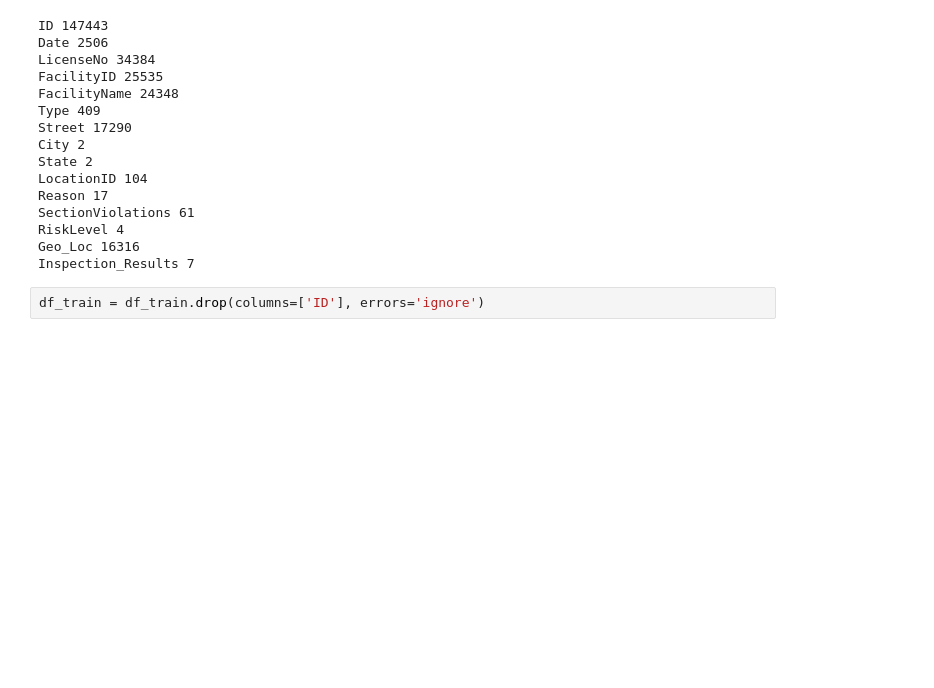
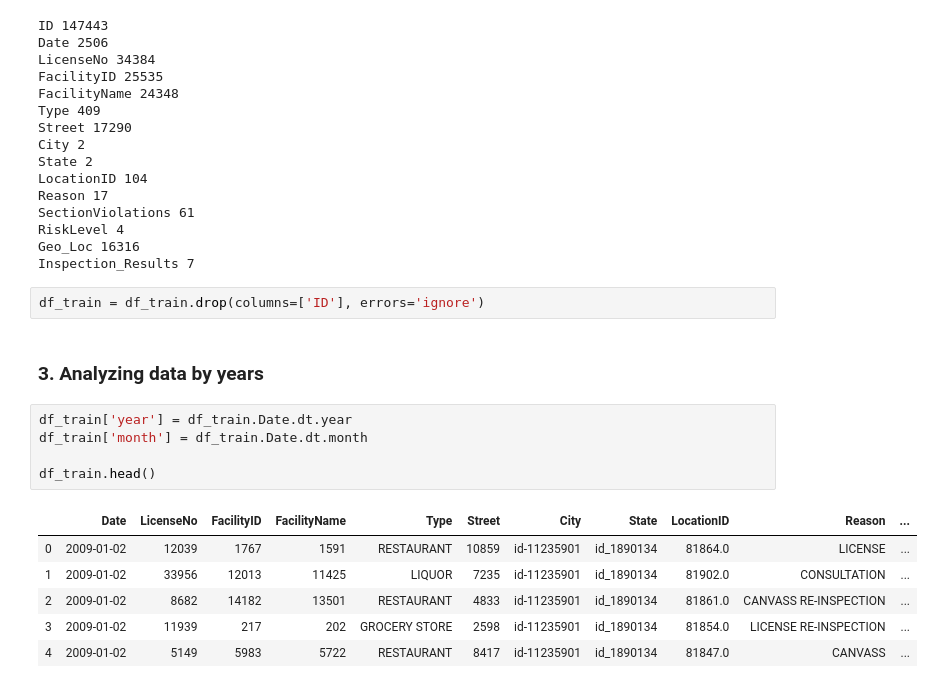
Before and after one commit to sank3t/Food-Quality-Assessment, a Jupyter notebook: Risk Analysis.ipynb, the cells around one changed output. Cells and saved outputs as stored; diff of their text form; blank space fills up the shorter version.

```diff
--- a/Risk Analysis.ipynb
+++ b/Risk Analysis.ipynb
@@ -200,3 +202,17 @@ Geo_Loc 16316
 Inspection_Results 7
 # %%
 df_train = df_train.drop(columns=['ID'], errors='ignore')
+# %% [markdown]
+### 3. Analyzing data by years
+# %%
+df_train['year'] = df_train.Date.dt.year
+df_train['month'] = df_train.Date.dt.month
+
+df_train.head()
+# %% [output]
+|  | Date | LicenseNo | FacilityID | FacilityName | Type | Street | City | State | LocationID | Reason | ... |
+| 0 | 2009-01-02 | 12039 | 1767 | 1591 | RESTAURANT | 10859 | id-11235901 | id_1890134 | 81864.0 | LICENSE | ... |
+| 1 | 2009-01-02 | 33956 | 12013 | 11425 | LIQUOR | 7235 | id-11235901 | id_1890134 | 81902.0 | CONSULTATION | ... |
+| 2 | 2009-01-02 | 8682 | 14182 | 13501 | RESTAURANT | 4833 | id-11235901 | id_1890134 | 81861.0 | CANVASS RE-INSPECTION | ... |
+| 3 | 2009-01-02 | 11939 | 217 | 202 | GROCERY STORE | 2598 | id-11235901 | id_1890134 | 81854.0 | LICENSE RE-INSPECTION | ... |
+| 4 | 2009-01-02 | 5149 | 5983 | 5722 | RESTAURANT | 8417 | id-11235901 | id_1890134 | 81847.0 | CANVASS | ... |
```
Also changed, not shown: parts of 3 cells of this notebook.
